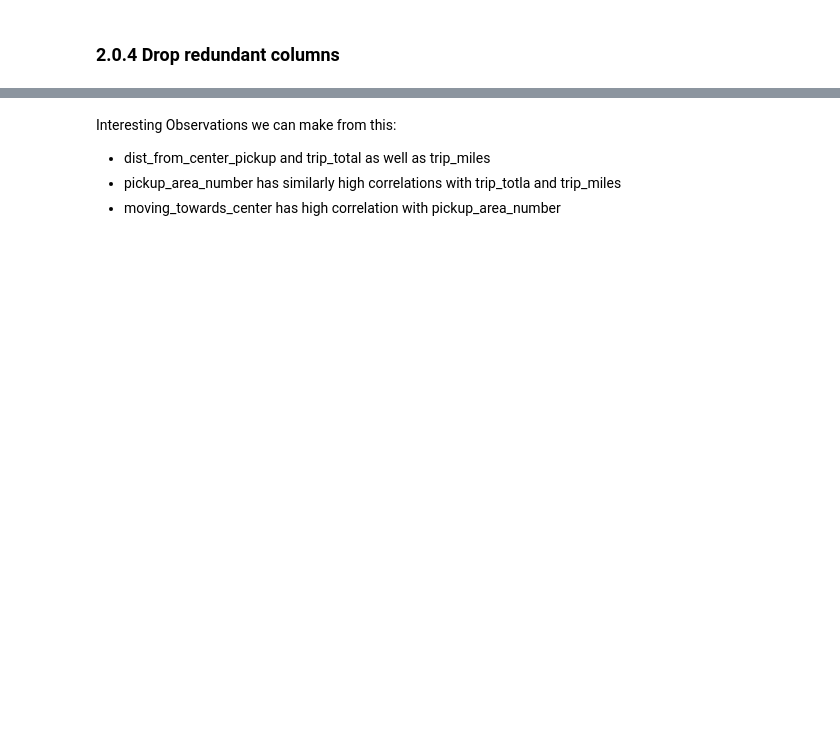
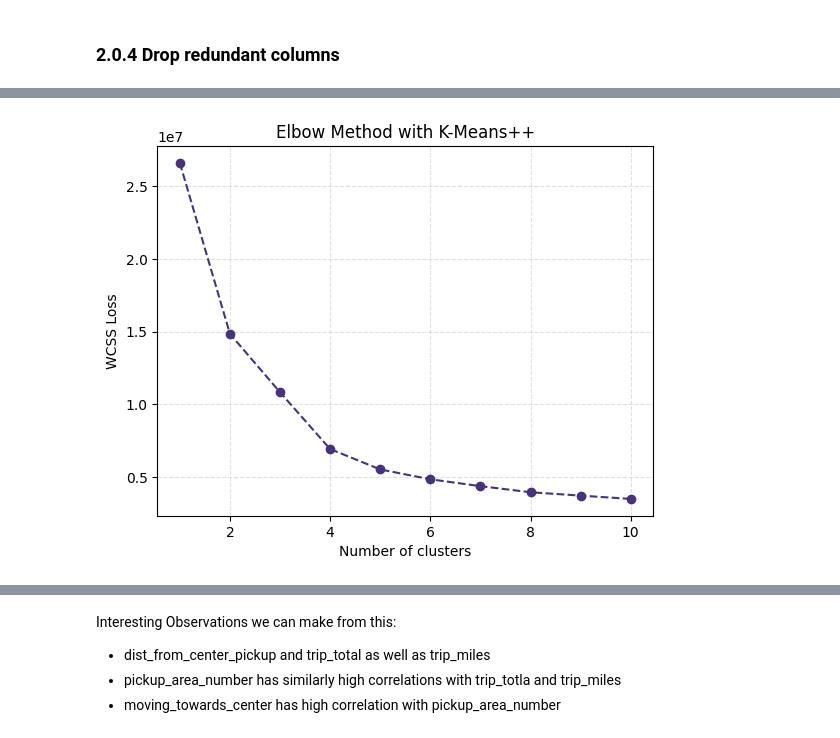
Before and after one commit to madxox/AAA_Teamassignment, a Jupyter notebook: 03_cluster_analysis.ipynb, the cells around one changed output, grey strips where cells are left out. Saved outputs shown, nothing was run; the diff lists cells and outputs as text; code cells hidden in the pictures; blank space fills up the shorter version.

```diff
--- a/03_cluster_analysis.ipynb
+++ b/03_cluster_analysis.ipynb
@@ -447,0 +556,12 @@ prep_df.head()
+# %%
+# Standardize features
+scaler = StandardScaler()
+df_scaled = scaler.fit_transform(df_features)
+
+df_features_scaled = pd.DataFrame(df_scaled, columns=df_features.columns)
+# %%
+df_features_1_scaled = df_features_scaled[['dist_from_center_pickup',
+ 'moving_towards_center',
+ 'trip_total',
+ 'trip_miles',
+ 'pickup_centroid_latitude']]
@@ -447,0 +577,4 @@ prep_df.head()
+# %%
+elbow_method(df_features_1_scaled)
+# %% [output]
+[figure, added]
```
Also changed, not shown: parts of 80 cells of this notebook.
